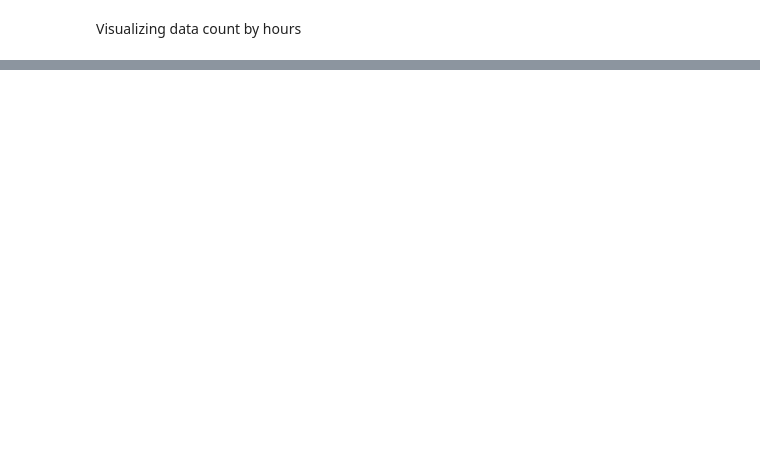
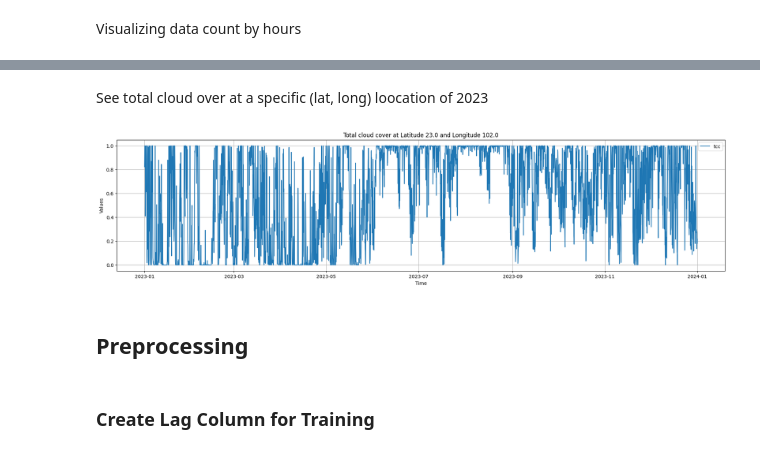
Before and after one commit to anhphan2705/cloud_predictor, a Jupyter notebook: notebooks/data_process.ipynb, the cells around one changed output, grey strips where cells are left out. Drawn from its saved outputs; the diff is of its cells as text; code cells hidden in the pictures; blank space fills up the shorter version.

```diff
--- a/notebooks/data_process.ipynb
+++ b/notebooks/data_process.ipynb
@@ -188,0 +228,31 @@ plot_data_availability_per_hour(df)
+# %% [markdown]
+See total cloud over at a specific (lat, long) loocation of 2023
+# %%
+import seaborn as sns
+
+# Filter the DataFrame for a specific latitude and longitude
+latitude = 23.0
+longitude = 102.0
+filtered_df = df[(df['latitude'] == latitude) & (df['longitude'] == longitude)]
+
+# Plot the time series for the variables of interest
+# variables = ['tcc', 'hcc', 'mcc', 'lcc', 'tciw', 'tclw']
+variables = ['tcc']
+
+
+plt.figure(figsize=(23, 5))
+for var in variables:
+    sns.lineplot(data=filtered_df, x='time', y=var, label=var)
+
+plt.title(f'Total cloud cover at Latitude {latitude} and Longitude {longitude}')
+plt.xlabel('Time')
+plt.ylabel('Values')
+plt.legend()
+plt.grid(True)
+plt.show()
+# %% [output]
+[figure, added]
+# %% [markdown]
+## Preprocessing
+# %% [markdown]
+### Create Lag Column for Training
```
Also changed, not shown: parts of 16 cells of this notebook.
